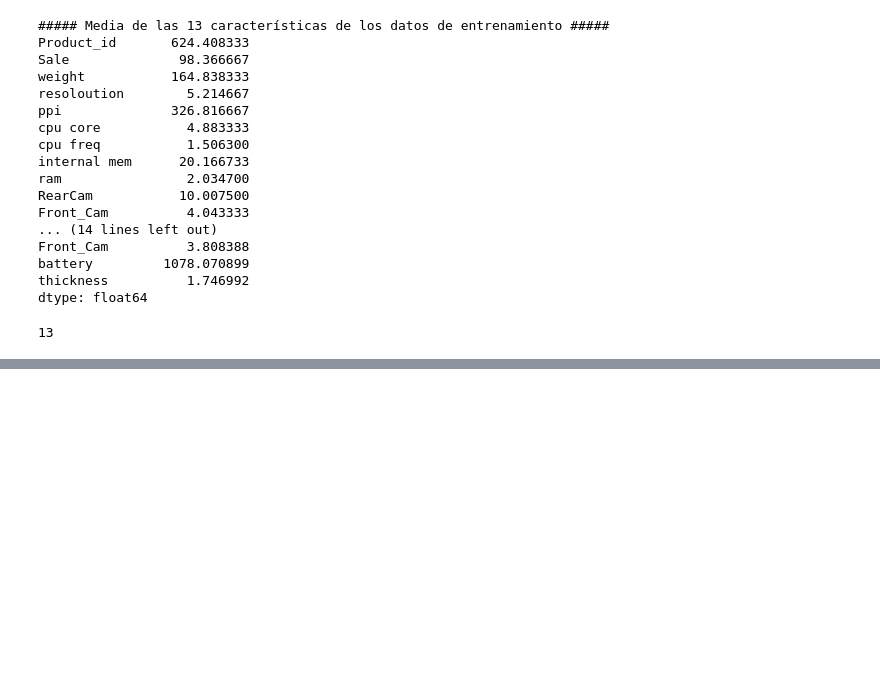
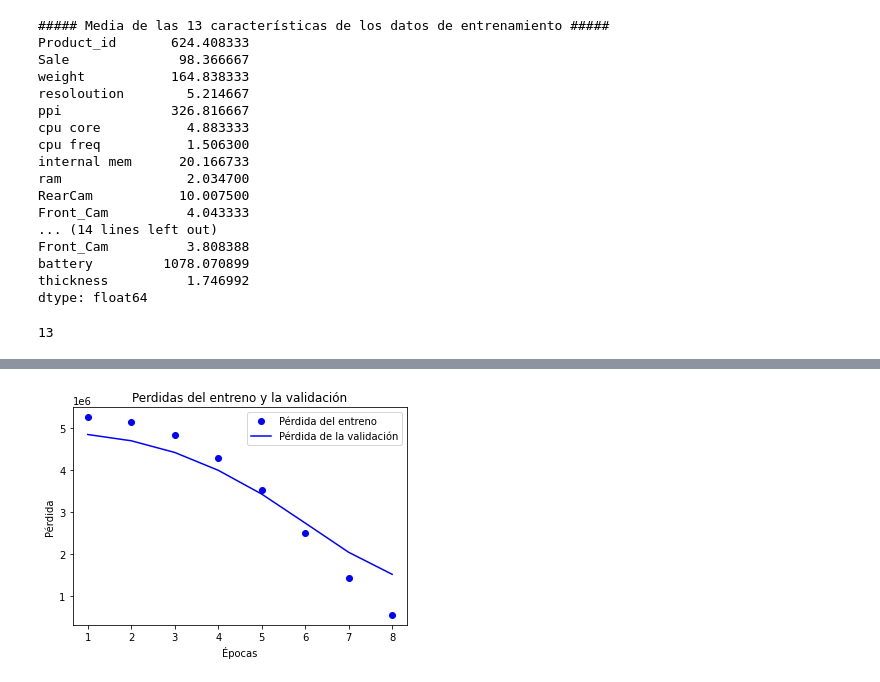
Before and after one commit to elenagonzalezrebollo/AprendizajeAutomatico, a Jupyter notebook: Practica3.ipynb, the cells around one changed output, grey strips where cells are left out. Drawn from its saved outputs; the diff is of its cells as text; code cells hidden in the pictures; blank space fills up the shorter version.

```diff
--- a/Practica3.ipynb
+++ b/Practica3.ipynb
@@ -262,0 +269,18 @@ plt.show()
+# %%
+import matplotlib.pyplot as plt
+
+loss = history2.history['loss']
+val_loss = history2.history['val_loss']
+
+epochs = range(1, len(loss) + 1)
+
+plt.plot(epochs, loss, 'bo', label='Pérdida del entreno')
+plt.plot(epochs, val_loss, 'b', label='Pérdida de la validación')
+plt.title('Perdidas del entreno y la validación')
+plt.xlabel('Épocas')
+plt.ylabel('Pérdida')
+plt.legend()
+
+plt.show()
+# %% [output]
+[figure, added]
```
Also changed, not shown: parts of 12 cells of this notebook.
